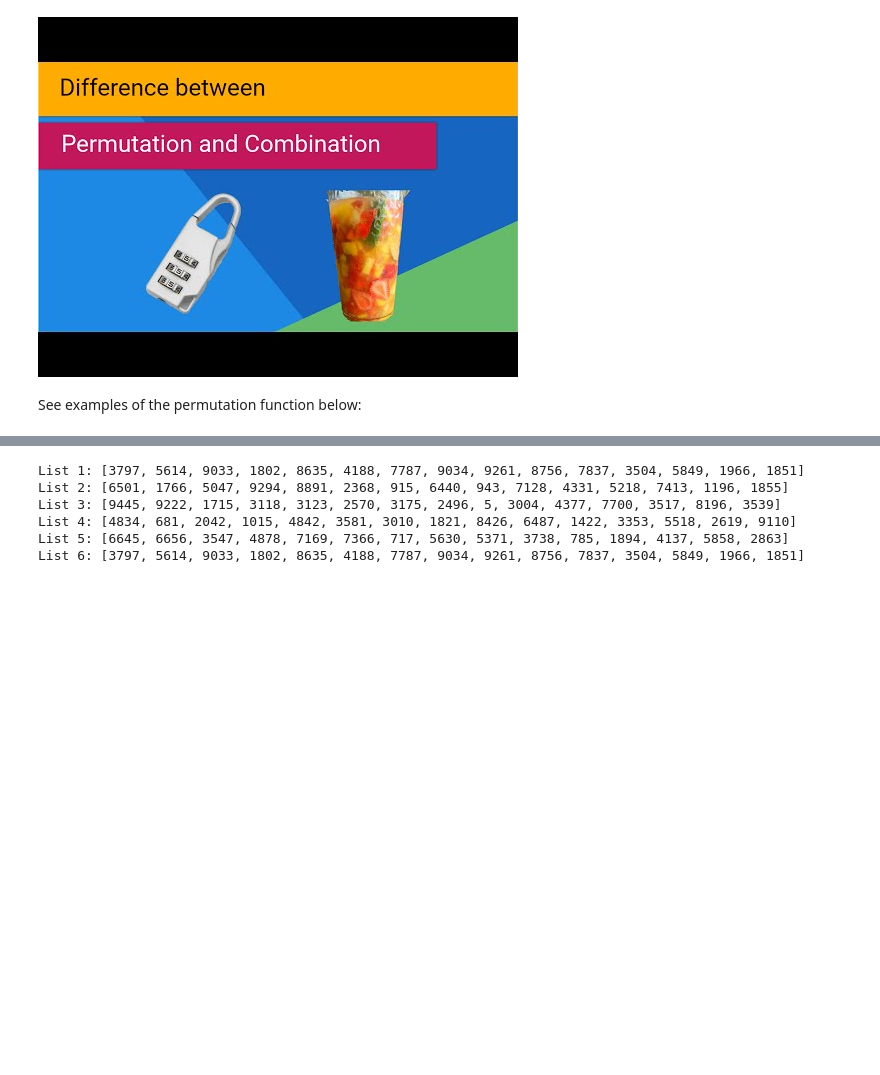
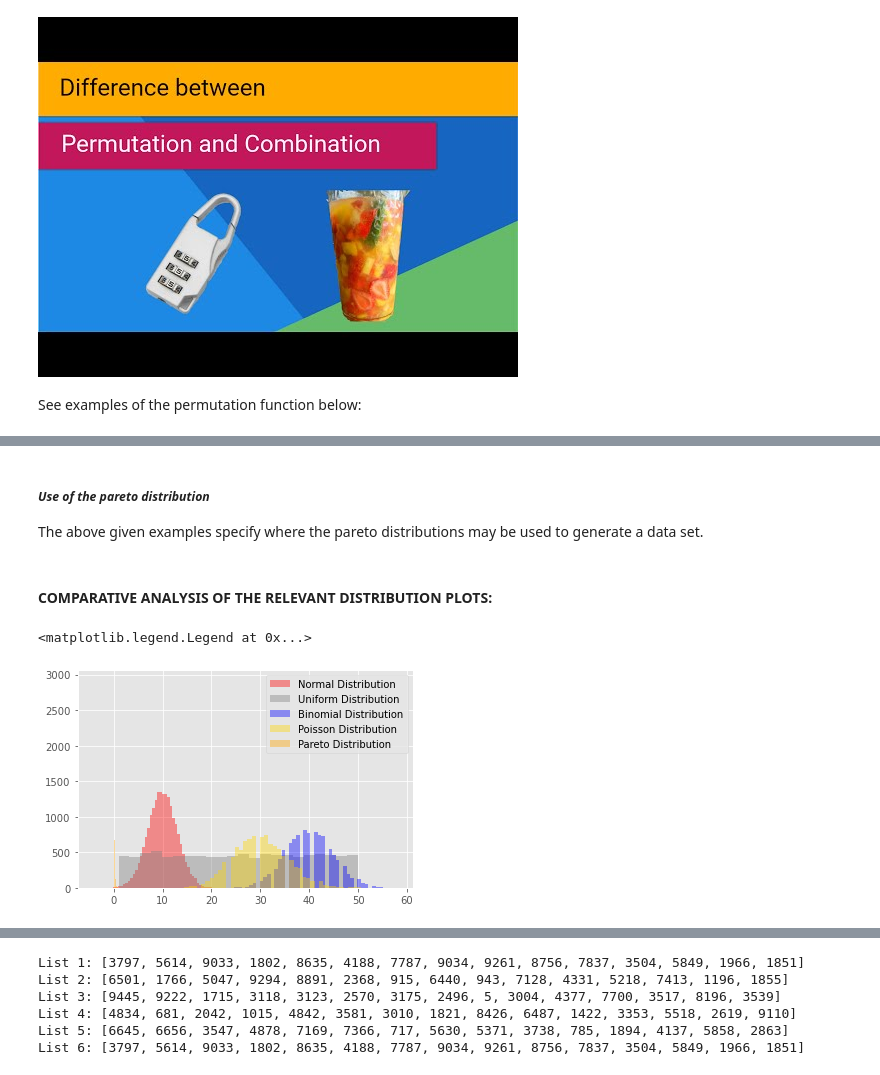
Before and after one commit to dssheldon/ProgDA-Assignment-SDS, a Jupyter notebook: ProgDA_Assignment.ipynb, the cells around one changed output, grey strips where cells are left out. Saved outputs shown, nothing was run; the diff lists cells and outputs as text; code cells hidden in the pictures; blank space fills up the shorter version.

```diff
--- a/ProgDA_Assignment.ipynb
+++ b/ProgDA_Assignment.ipynb
@@ -975,0 +931,24 @@ Let's see how the LCG will generate random data:
+# %% [markdown]
+##### *Use of the pareto distribution*
+
+The above given examples specify where the pareto distributions may be used to generate a data set.
+# %% [markdown]
+#### COMPARATIVE ANALYSIS OF THE  RELEVANT DISTRIBUTION PLOTS:
+# %%
+sns.distplot(np.random.default_rng().normal(loc=10, scale=3, size=20000), color='red', kde=False, hist=True, label='Normal Distribution')
+
+
+sns.distplot(np.random.default_rng().uniform(50, size=10000), color='gray', kde=False, hist=True, label='Uniform Distribution')
+
+
+sns.distplot(np.random.default_rng().binomial(100, 0.4, size=10000), color='b', hist=True, kde=False, label='Binomial Distribution')
+
+sns.distplot(np.random.default_rng().poisson(lam = 30, size=10000), color='gold', hist=True, kde=False, label='Poisson Distribution')
+
+
+sns.distplot(np.random.default_rng().pareto(a=10, size=10000) , color='orange', hist=True, kde=False, label='Pareto Distribution')
+
+plt.legend()
+# %% [output]
+<matplotlib.legend.Legend at 0x...>
+[figure, added]
```
Also changed, not shown: parts of 124 cells of this notebook.
